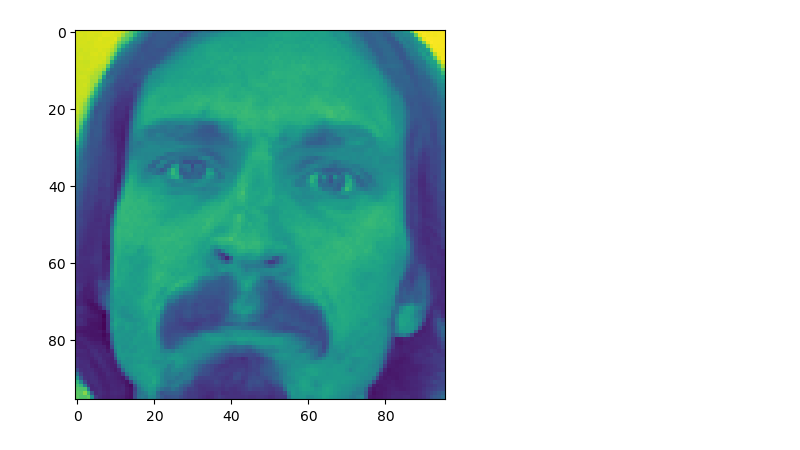
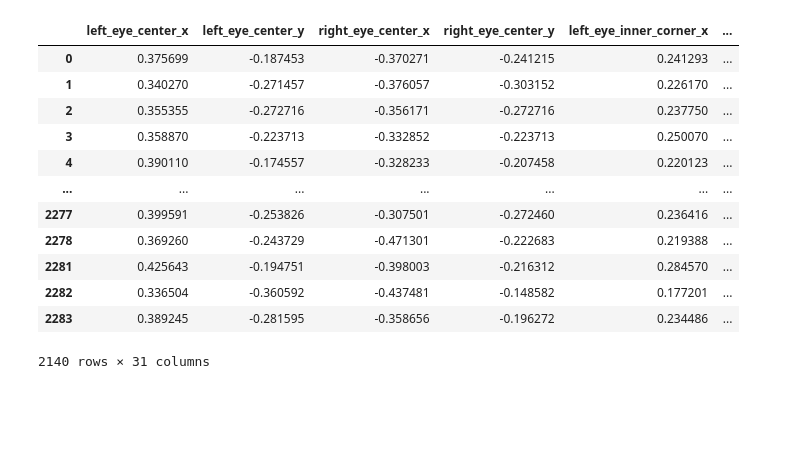
Before and after one commit to PioRow/WTUM_2024_zespol_4, a Jupyter notebook: DataAnalisys.ipynb, the cells around one changed output. Saved outputs shown, nothing was run; the diff lists cells and outputs as text; code cells hidden in the pictures; blank space fills up the shorter version.

```diff
--- a/DataAnalisys.ipynb
+++ b/DataAnalisys.ipynb
@@ -26,8 +23,24 @@ dtype: int64
+# %%
+for series_name,series_data in df.items():
+    if series_name!="Image":
+        df[series_name]=df[series_name]/48-1
+df
+# %% [output]
+|  | left_eye_center_x | left_eye_center_y | right_eye_center_x | right_eye_center_y | left_eye_inner_corner_x | ... |
+| 0 | 0.375699 | -0.187453 | -0.370271 | -0.241215 | 0.241293 | ... |
+| 1 | 0.340270 | -0.271457 | -0.376057 | -0.303152 | 0.226170 | ... |
+| 2 | 0.355355 | -0.272716 | -0.356171 | -0.272716 | 0.237750 | ... |
+| 3 | 0.358870 | -0.223713 | -0.332852 | -0.223713 | 0.250070 | ... |
+| 4 | 0.390110 | -0.174557 | -0.328233 | -0.207458 | 0.220123 | ... |
+| ... | ... | ... | ... | ... | ... | ... |
+| 2277 | 0.399591 | -0.253826 | -0.307501 | -0.272460 | 0.236416 | ... |
+| 2278 | 0.369260 | -0.243729 | -0.471301 | -0.222683 | 0.219388 | ... |
+| 2281 | 0.425643 | -0.194751 | -0.398003 | -0.216312 | 0.284570 | ... |
+| 2282 | 0.336504 | -0.360592 | -0.437481 | -0.148582 | 0.177201 | ... |
+| 2283 | 0.389245 | -0.281595 | -0.358656 | -0.196272 | 0.234486 | ... |
+2140 rows × 31 columns
 # %%
-Images=df["Image"]
-img=np.fromstring(Images[0],dtype=int,sep=" ")
-img=img.reshape(96,96)
-plt.imshow(img)
-plt.show()
+df2=df.copy()
+for series_name,series_data in df2.items():
+    if series_name[len(series_name)-1]=="x":
+        df2[series_name]=df2[series_name]*-1
-# %% [output]
-[figure, removed]
```
Also changed, not shown: parts of 14 cells of this notebook, 1 other file.
